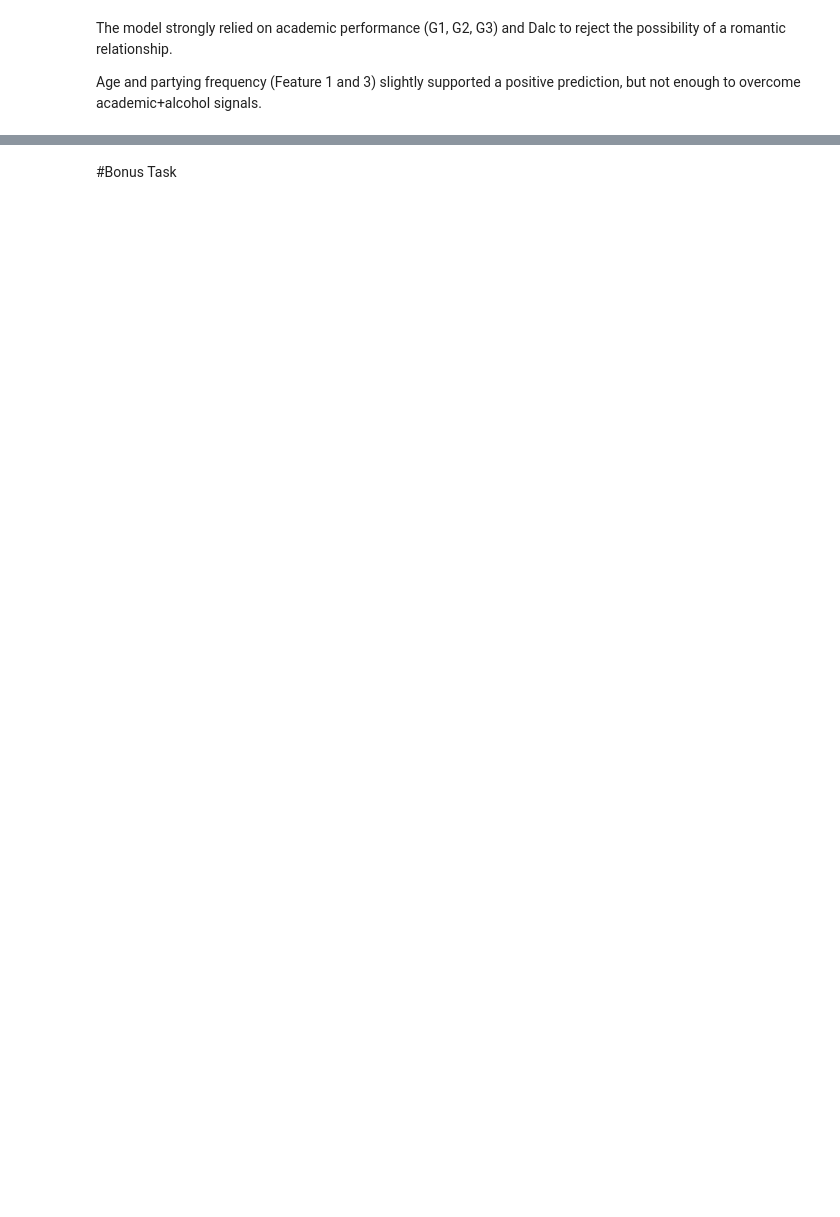
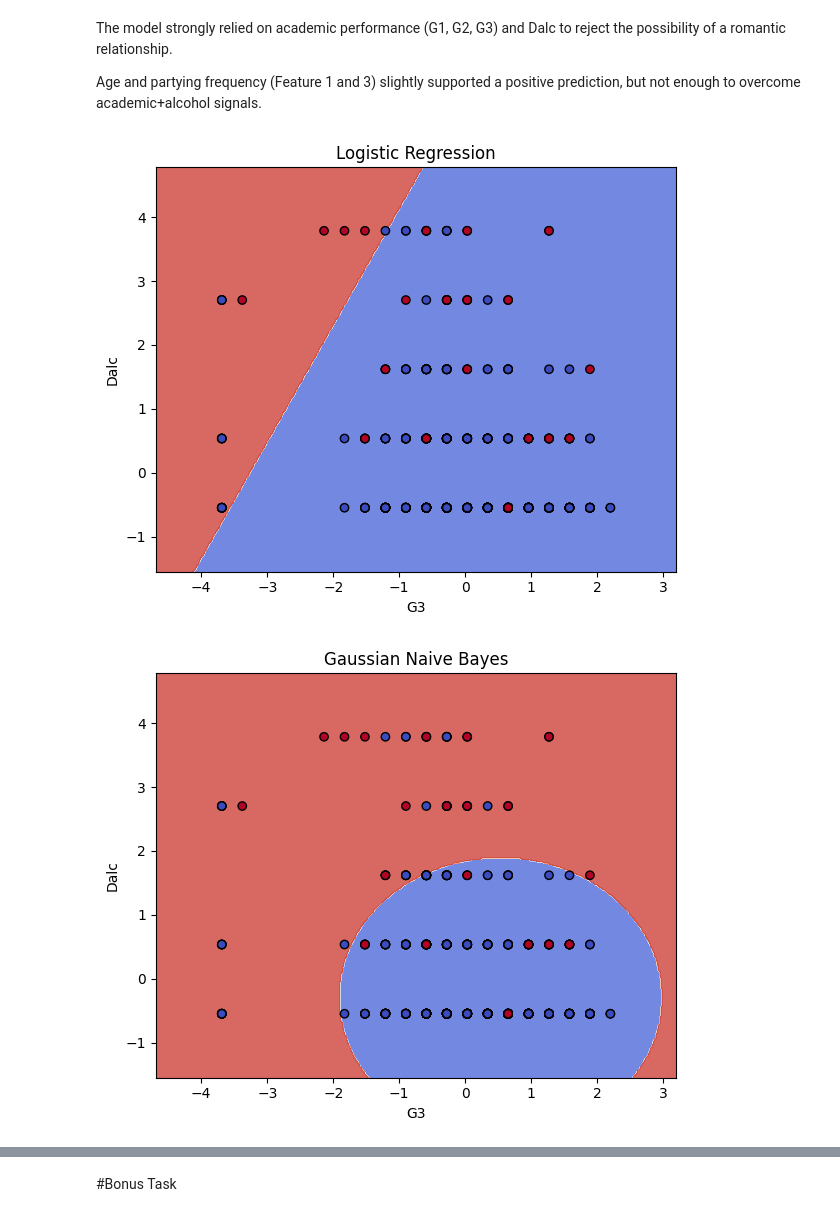
Before and after one commit to iShreyanshKumar/Codeweek_ML, a Jupyter notebook: Codeweek_1.ipynb, the cells around one changed output, grey strips where cells are left out. Cells and saved outputs as stored; diff of their text form; code cells hidden in the pictures; blank space fills up the shorter version.

```diff
--- a/Codeweek_1.ipynb
+++ b/Codeweek_1.ipynb
@@ -712,3 +687,36 @@ shap.plots.waterfall(shap_values[0,:,0])
 The model strongly relied on academic performance (G1, G2, G3) and Dalc to reject the possibility of a romantic relationship.
 
 Age and partying frequency (Feature 1 and 3) slightly supported a positive prediction, but not enough to overcome academic+alcohol signals.
+# %%
+X = numeric_df[['G3', 'Dalc']]
+y = numeric_df['romantic']
+
+scaler = StandardScaler()
+X = scaler.fit_transform(X)
+# %%
+x_min, x_max = X[:, 0].min() - 1, X[:, 0].max() + 1
+y_min, y_max = X[:, 1].min() - 1, X[:, 1].max() + 1
+xx, yy = np.meshgrid(np.arange(x_min, x_max, 0.02),
+                     np.arange(y_min, y_max, 0.02))
+
+def plot_boundary(clf, name):
+    clf.fit(X, y)
+    Z = clf.predict(np.c_[xx.ravel(), yy.ravel()])
+    Z = Z.reshape(xx.shape)
+
+    plt.figure(figsize=(6, 5))
+    plt.contourf(xx, yy, Z, cmap='coolwarm', alpha=0.8)
+    plt.scatter(X[:, 0], X[:, 1], c=y, cmap='coolwarm', edgecolors='k')
+    plt.xlabel('G3')
+    plt.ylabel('Dalc')
+    plt.title(name)
+    plt.tight_layout()
+    plt.show()
+# %%
+plot_boundary(LogisticRegression(), "Logistic Regression")
+plot_boundary(GaussianNB(), "Gaussian Naive Bayes")
+plot_boundary(KNeighborsClassifier(n_neighbors=5), "KNN")
+plot_boundary(RandomForestClassifier(n_estimators=100), "Random Forest")
+# %% [output]
+[figure, added]
+[figure, added]
```
Also changed, not shown: parts of 21 cells of this notebook.
